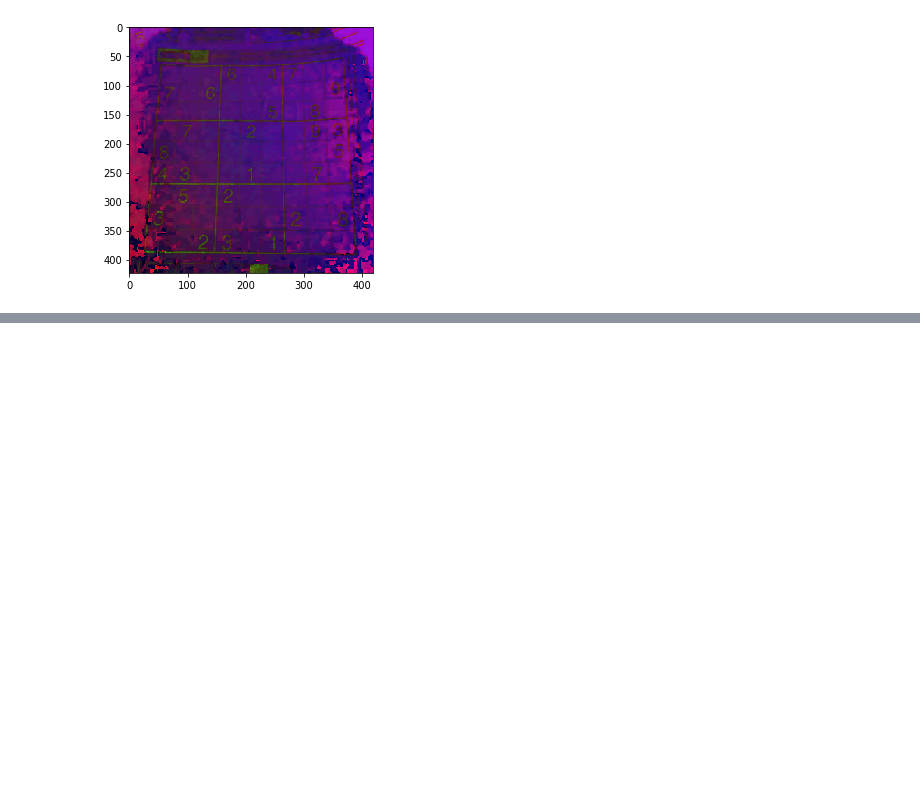
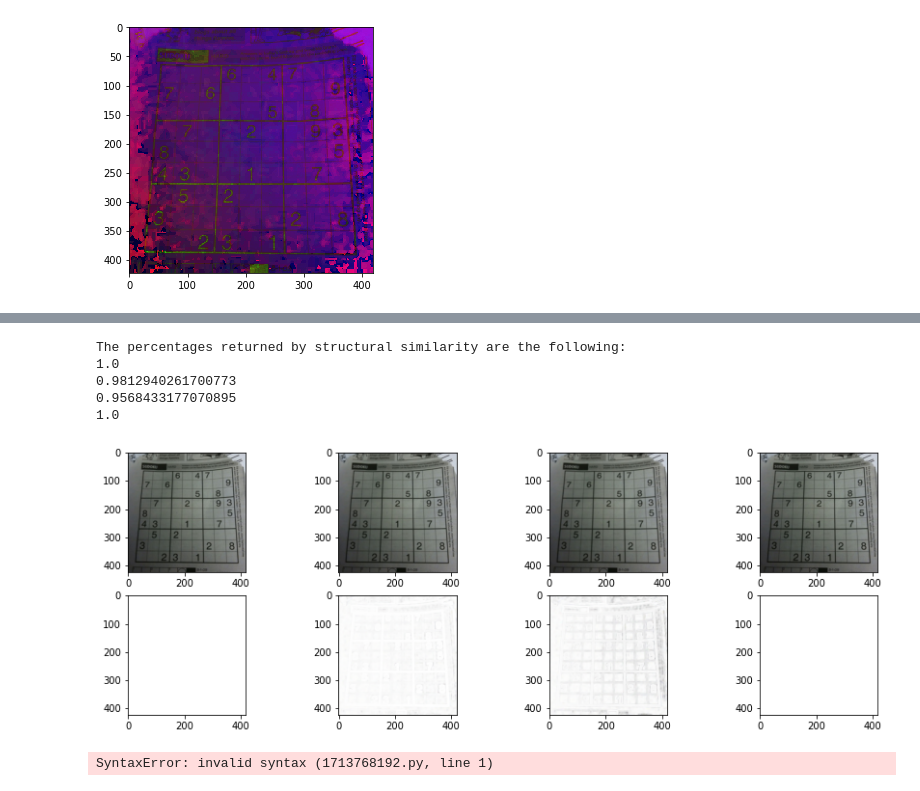
Before and after one commit to DrVasile/computer-vision-camp, a Jupyter notebook: projects/practice/practice_2_CVision.ipynb, the cells around one changed output, grey strips where cells are left out. Drawn from its saved outputs; the diff is of its cells as text; code cells hidden in the pictures; blank space fills up the shorter version.

Commit message:
Add 3rd task

```diff
--- a/projects/practice/practice_2_CVision.ipynb
+++ b/projects/practice/practice_2_CVision.ipynb
@@ -102,0 +109,72 @@ plt.show();
+# %%
+fig1, axs1 = plt.subplots(nrows=2, ncols=4, figsize=(15, 5));
+
+med_blur_image = np.copy(image0);
+cv2.medianBlur(src=image0, dst=med_blur_image, ksize=3);
+
+gauss_blur_image = np.copy(image0);
+cv2.GaussianBlur(src=image0, dst=gauss_blur_image, ksize=(3, 3), sigmaX=0);
+
+bi_blur_image = np.copy(image0);
+cv2.bilateralFilter(src=image0, dst=med_blur_image, d=3, sigmaColor=75, sigmaSpace=75);
+
+axs1[0][0].imshow(image0);
+axs1[0][1].imshow(med_blur_image);
+axs1[0][2].imshow(gauss_blur_image);
+axs1[0][3].imshow(bi_blur_image);
+
+mssim0, grad0, fullIm0 = ssim(image0,
+                              image0,
+                              data_range=image0.max() - image0.min(),
+                              multichannel=True,
+                              gradient=True,
+                              full=True);
+
+mssim1, grad1, fullIm1 = ssim(image0,
+                              med_blur_image,
+                              data_range=med_blur_image.max() - med_blur_image.min(),
+                              multichannel=True,
+                              gradient=True,
+                              full=True);
+
+mssim2, grad2, fullIm2 = ssim(image0,
+                              gauss_blur_image,
+                              data_range=gauss_blur_image.max() - gauss_blur_image.min(),
+                              multichannel=True,
+                              gradient=True,
+                              full=True);
+
+mssim3, grad3, fullIm3 = ssim(image0,
+                              bi_blur_image,
+                              data_range=bi_blur_image.max() - bi_blur_image.min(),
+                              multichannel=True,
+                              gradient=True,
+                              full=True);
+
+axs1[1][0].imshow(fullIm0);
+axs1[1][1].imshow(fullIm1);
+axs1[1][2].imshow(fullIm2);
+axs1[1][3].imshow(fullIm3);
+
+print("The percentages returned by structural similarity are the following:");
+print(mssim0);
+print(mssim1)
+print(mssim2)
+print(mssim3)
+
+plt.show()
+# %% [output]
+The percentages returned by structural similarity are the following:
+1.0
+0.9812940261700773
+0.9568433177070895
+1.0
+[figure, added]
+# %%
+Task 4. Eye detection application.
+	During the last lecture we made a simple face detection app using the Haar-like features extracted from images and cascade classifiers. This time you will try to create a similar app, but this time the object that your app should detect is the eye.
+	The cascade classifier for eyes detection is stored in the following file: haarcascade_eye.xml
+	This task asks you to create a script in python that will connect to the webcam and try to detect all eyes on the image by drawing a square around them.
+	To complete this task please write the script in a separate file (script.py) and add it to the repository with the ipython notebook with the rest of the tasks. Also please add a screenshot of the shown frame with the identified eye.
+# %% [output]
+SyntaxError: invalid syntax (1713768192.py, line 1)
```
Also changed, not shown: parts of 2 cells of this notebook.
